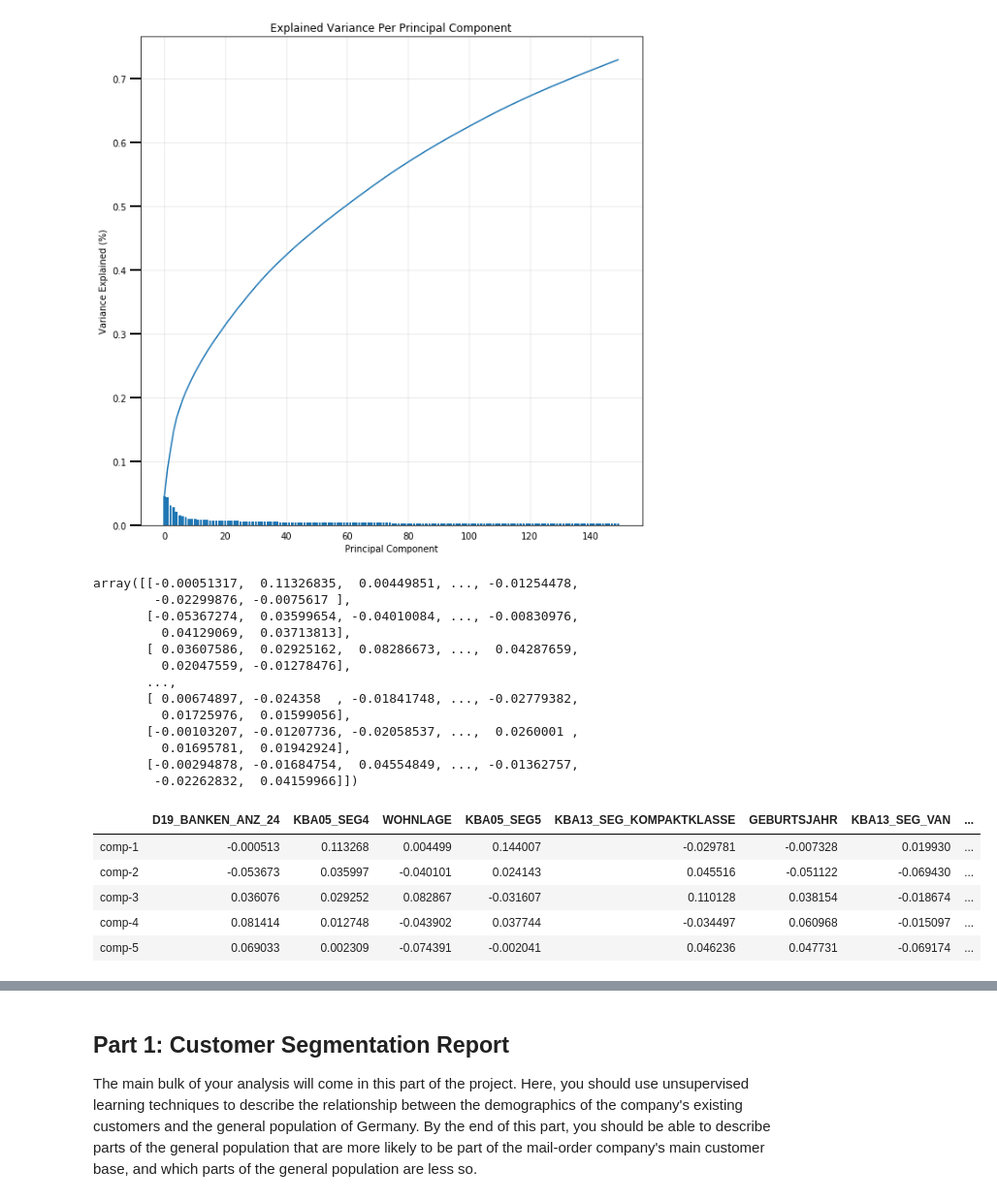
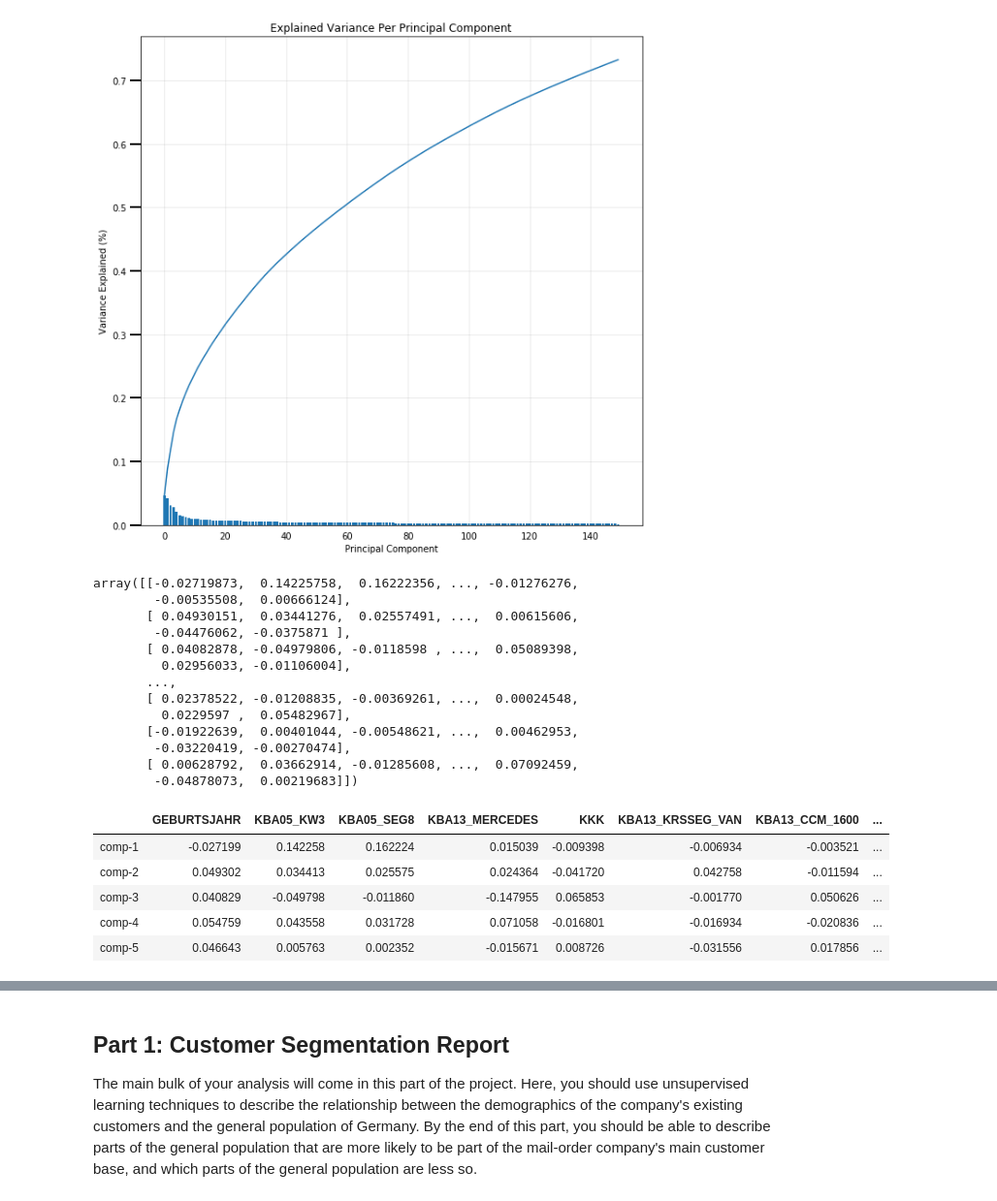
Before and after one commit to boker/udacity-capstone, a Jupyter notebook: Arvato Project Workbook.ipynb, the cells around one changed output, grey strips where cells are left out. Shown at 97% size. Drawn from its saved outputs; the diff is of its cells as text; code cells hidden in the pictures.

```diff
--- a/Arvato Project Workbook.ipynb
+++ b/Arvato Project Workbook.ipynb
@@ -624,8 +637,8 @@ def clean_prepare_data(df):
     df = df[list(final_column_list)]
     print(len(df.columns))
 
-    # 2. Delete all rows that have more than 10 columns with null values
-    df = df.dropna(thresh=len(df.columns)-10)
+#     # 2. Delete all rows that have more than 10 columns with null values
+#     df = df.dropna(thresh=len(df.columns)-10)
 
 
     # 2. Delete all rows with object type data, with null values
@@ -653,7 +666,9 @@ def clean_prepare_data(df):
     print(len(df.columns))
 
     # 6. Apply the previously fitted scaler
-#     df = scaler.transform(df)
+    scaled_data = scaler.transform(df)
+    df = pd.DataFrame(scaled_data, columns= list(df.columns.values))
+
 
     # return the final dataset
     return df
@@ -679,3 +694,3 @@ azdias[final_column_list].head()
 # %%
-df = clean_prepare_data(azdias)
+df_clean_general = clean_prepare_data(azdias)
 # %% [output]
@@ -804,10 +818,10 @@ plot_variance(pca)
 # %% [output]
 [figure]
 # %%
-# we see from the above that roughly 150 of the components explain around 65% of the variance
+# we see from the above that roughly 150 of the components explain around 75% of the variance
 # also the variance explained does not increase at a high rate with the increase in the number of components beyond 150
 # Hence let's now reduce the number of PCA components to 150 and get those components
-pca_150, X_pca_150 = do_pca(df_final_scaled, 150)
+pca_150, X_pca_150 = do_pca(df_clean_general, 150)
 # %%
 # let's look at the explained variance now to confirm
 plot_variance(pca_150)
@@ -817,30 +831,30 @@ plot_variance(pca_150)
 # now let's look at a few components and map it to the features that contribute the most to those components
 pca_150.components_
 # %% [output]
-array([[-0.00051317,  0.11326835,  0.00449851, ..., -0.01254478,
-        -0.02299876, -0.0075617 ],
-       [-0.05367274,  0.03599654, -0.04010084, ..., -0.00830976,
-         0.04129069,  0.03713813],
-       [ 0.03607586,  0.02925162,  0.08286673, ...,  0.04287659,
-         0.02047559, -0.01278476],
+array([[-0.02719873,  0.14225758,  0.16222356, ..., -0.01276276,
+        -0.00535508,  0.00666124],
+       [ 0.04930151,  0.03441276,  0.02557491, ...,  0.00615606,
+        -0.04476062, -0.0375871 ],
+       [ 0.04082878, -0.04979806, -0.0118598 , ...,  0.05089398,
+         0.02956033, -0.01106004],
        ...,
-       [ 0.00674897, -0.024358  , -0.01841748, ..., -0.02779382,
-         0.01725976,  0.01599056],
-       [-0.00103207, -0.01207736, -0.02058537, ...,  0.0260001 ,
-         0.01695781,  0.01942924],
-       [-0.00294878, -0.01684754,  0.04554849, ..., -0.01362757,
-        -0.02262832,  0.04159966]])
+       [ 0.02378522, -0.01208835, -0.00369261, ...,  0.00024548,
+         0.0229597 ,  0.05482967],
+       [-0.01922639,  0.00401044, -0.00548621, ...,  0.00462953,
+        -0.03220419, -0.00270474],
+       [ 0.00628792,  0.03662914, -0.01285608, ...,  0.07092459,
+        -0.04878073,  0.00219683]])
 # %%
 component_names = ['comp-{}'.format(i) for i in range(1, len(pca_150.components_)+1)]
-df_components = pd.DataFrame(pca_150.components_, columns=df_final_scaled.columns, index=component_names)
+df_components = pd.DataFrame(pca_150.components_, columns=df_clean_general.columns, index=component_names)
 df_components.head()
 # %% [output]
-|  | D19_BANKEN_ANZ_24 | KBA05_SEG4 | WOHNLAGE | KBA05_SEG5 | KBA13_SEG_KOMPAKTKLASSE | GEBURTSJAHR | KBA13_SEG_VAN | ... |
-| comp-1 | -0.000513 | 0.113268 | 0.004499 | 0.144007 | -0.029781 | -0.007328 | 0.019930 | ... |
-| comp-2 | -0.053673 | 0.035997 | -0.040101 | 0.024143 | 0.045516 | -0.051122 | -0.069430 | ... |
-| comp-3 | 0.036076 | 0.029252 | 0.082867 | -0.031607 | 0.110128 | 0.038154 | -0.018674 | ... |
-| comp-4 | 0.081414 | 0.012748 | -0.043902 | 0.037744 | -0.034497 | 0.060968 | -0.015097 | ... |
-| comp-5 | 0.069033 | 0.002309 | -0.074391 | -0.002041 | 0.046236 | 0.047731 | -0.069174 | ... |
+|  | GEBURTSJAHR | KBA05_KW3 | KBA05_SEG8 | KBA13_MERCEDES | KKK | KBA13_KRSSEG_VAN | KBA13_CCM_1600 | ... |
+| comp-1 | -0.027199 | 0.142258 | 0.162224 | 0.015039 | -0.009398 | -0.006934 | -0.003521 | ... |
+| comp-2 | 0.049302 | 0.034413 | 0.025575 | 0.024364 | -0.041720 | 0.042758 | -0.011594 | ... |
+| comp-3 | 0.040829 | -0.049798 | -0.011860 | -0.147955 | 0.065853 | -0.001770 | 0.050626 | ... |
+| comp-4 | 0.054759 | 0.043558 | 0.031728 | 0.071058 | -0.016801 | -0.016934 | -0.020836 | ... |
+| comp-5 | 0.046643 | 0.005763 | 0.002352 | -0.015671 | 0.008726 | -0.031556 | 0.017856 | ... |
 # %%
 def show_top_n_fetaures(component_n, n_features):
     '''
```
Also changed, not shown: parts of 40 cells of this notebook.
